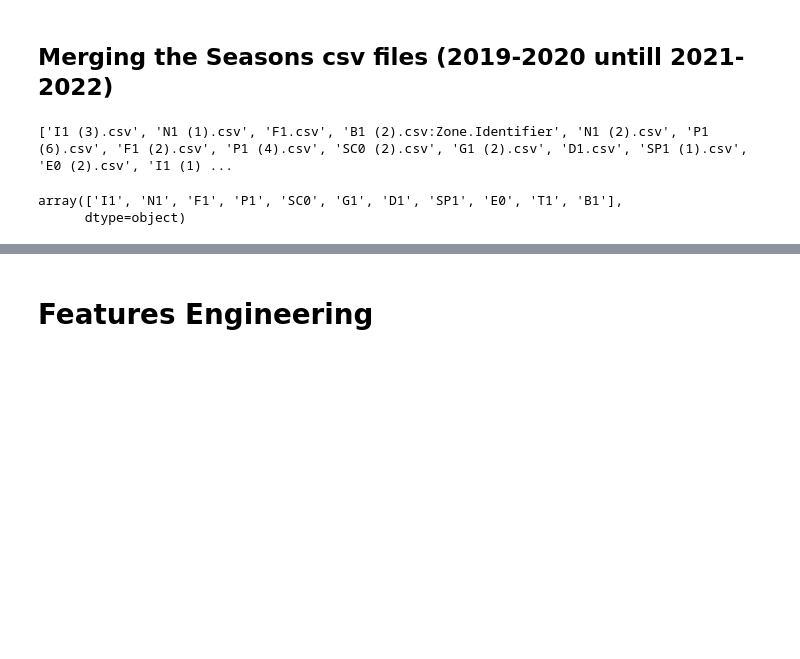
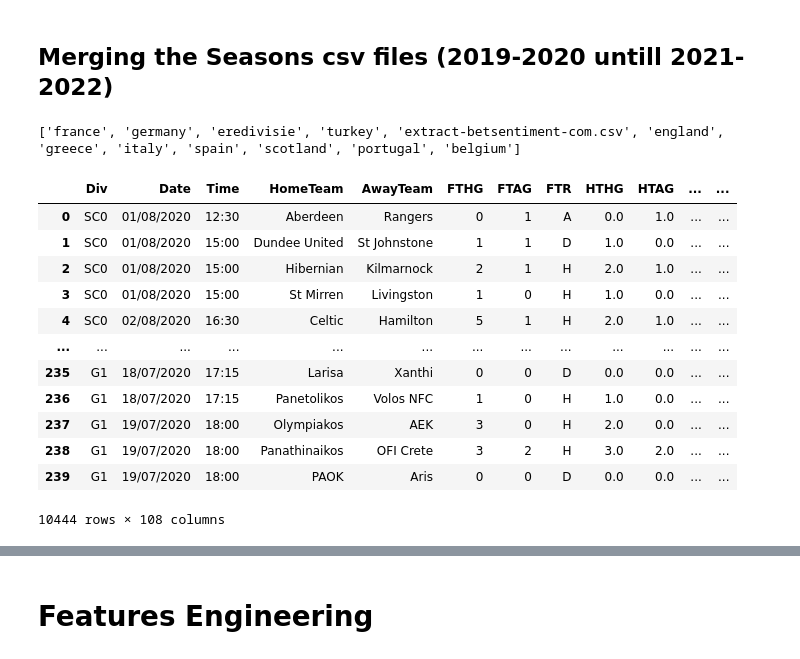
Before and after one commit to rafabertolace/OnThePitch, a Jupyter notebook: notebooks/D4_Linear_Regression_first_model.ipynb, the cells around one changed output, grey strips where cells are left out. Cells and saved outputs as stored; diff of their text form; code cells hidden in the pictures; blank space fills up the shorter version.

```diff
--- a/notebooks/D4_Linear_Regression_first_model.ipynb
+++ b/notebooks/D4_Linear_Regression_first_model.ipynb
@@ -20,7 +25,7 @@ pwd
 # %% [markdown]
 ## Merging the Seasons csv files (2019-2020 untill 2021-2022)
 # %%
-print(os.listdir('../raw_data/All'))
+print(os.listdir('../raw_data/'))
 # %% [output]
-['I1 (3).csv', 'N1 (1).csv', 'F1.csv', 'B1 (2).csv:Zone.Identifier', 'N1 (2).csv', 'P1 (6).csv', 'F1 (2).csv', 'P1 (4).csv', 'SC0 (2).csv', 'G1 (2).csv', 'D1.csv', 'SP1 (1).csv', 'E0 (2).csv', 'I1 (1) ...
+['france', 'germany', 'eredivisie', 'turkey', 'extract-betsentiment-com.csv', 'england', 'greece', 'italy', 'spain', 'scotland', 'portugal', 'belgium']
 # %%
@@ -32,10 +37,21 @@ for file in files:
     df['country']=str(file)[0:2]
     data = pd.concat([data, df])
 # %%
-data['Div'].unique()
+data
 # %% [output]
+|  | Div | Date | Time | HomeTeam | AwayTeam | FTHG | FTAG | FTR | HTHG | HTAG | ... | ... |
+| 0 | SC0 | 01/08/2020 | 12:30 | Aberdeen | Rangers | 0 | 1 | A | 0.0 | 1.0 | ... | ... |
+| 1 | SC0 | 01/08/2020 | 15:00 | Dundee United | St Johnstone | 1 | 1 | D | 1.0 | 0.0 | ... | ... |
+| 2 | SC0 | 01/08/2020 | 15:00 | Hibernian | Kilmarnock | 2 | 1 | H | 2.0 | 1.0 | ... | ... |
+| 3 | SC0 | 01/08/2020 | 15:00 | St Mirren | Livingston | 1 | 0 | H | 1.0 | 0.0 | ... | ... |
+| 4 | SC0 | 02/08/2020 | 16:30 | Celtic | Hamilton | 5 | 1 | H | 2.0 | 1.0 | ... | ... |
+| ... | ... | ... | ... | ... | ... | ... | ... | ... | ... | ... | ... | ... |
+| 235 | G1 | 18/07/2020 | 17:15 | Larisa | Xanthi | 0 | 0 | D | 0.0 | 0.0 | ... | ... |
+| 236 | G1 | 18/07/2020 | 17:15 | Panetolikos | Volos NFC | 1 | 0 | H | 1.0 | 0.0 | ... | ... |
+| 237 | G1 | 19/07/2020 | 18:00 | Olympiakos | AEK | 3 | 0 | H | 2.0 | 0.0 | ... | ... |
+| 238 | G1 | 19/07/2020 | 18:00 | Panathinaikos | OFI Crete | 3 | 2 | H | 3.0 | 2.0 | ... | ... |
+| 239 | G1 | 19/07/2020 | 18:00 | PAOK | Aris | 0 | 0 | D | 0.0 | 0.0 | ... | ... |
-array(['I1', 'N1', 'F1', 'P1', 'SC0', 'G1', 'D1', 'SP1', 'E0', 'T1', 'B1'],
-      dtype=object)
+10444 rows × 108 columns
 # %%
 for col_name in data.columns:
     print(col_name)
```
Also changed, not shown: parts of 52 cells of this notebook, 3 other files.
